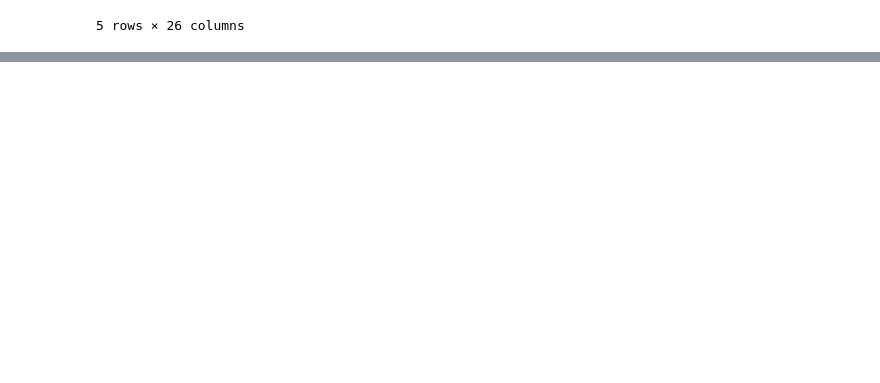
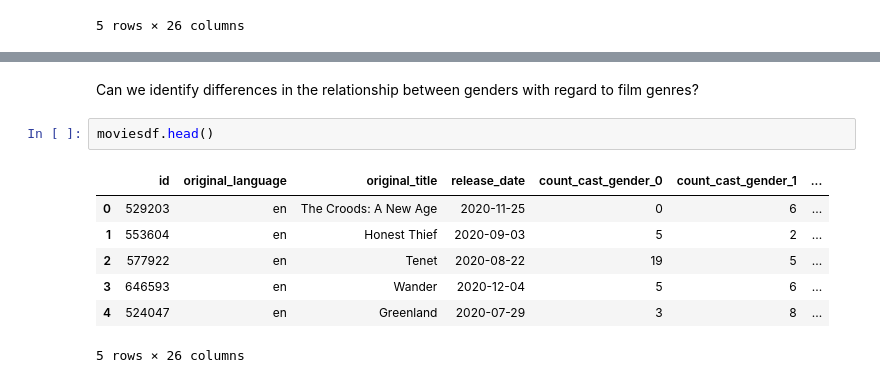
Before and after one commit to zeeros/final-project-bda, a Jupyter notebook: tmdb_gender_project.ipynb, the cells around one changed output, grey strips where cells are left out. Drawn from its saved outputs; the diff is of its cells as text; blank space fills up the shorter version.

```diff
--- a/tmdb_gender_project.ipynb
+++ b/tmdb_gender_project.ipynb
@@ -400,0 +437,12 @@ With the above in mind, we can try to answer some questions.
+# %% [markdown]
+Can we identify differences in the relationship between genders with regard to film genres?
+# %%
+moviesdf.head()
+# %% [output]
+|  | id | original_language | original_title | release_date | count_cast_gender_0 | count_cast_gender_1 | ... |
+| 0 | 529203 | en | The Croods: A New Age | 2020-11-25 | 0 | 6 | ... |
+| 1 | 553604 | en | Honest Thief | 2020-09-03 | 5 | 2 | ... |
+| 2 | 577922 | en | Tenet | 2020-08-22 | 19 | 5 | ... |
+| 3 | 646593 | en | Wander | 2020-12-04 | 5 | 6 | ... |
+| 4 | 524047 | en | Greenland | 2020-07-29 | 3 | 8 | ... |
+5 rows × 26 columns
```
Also changed, not shown: parts of 16 cells of this notebook.
